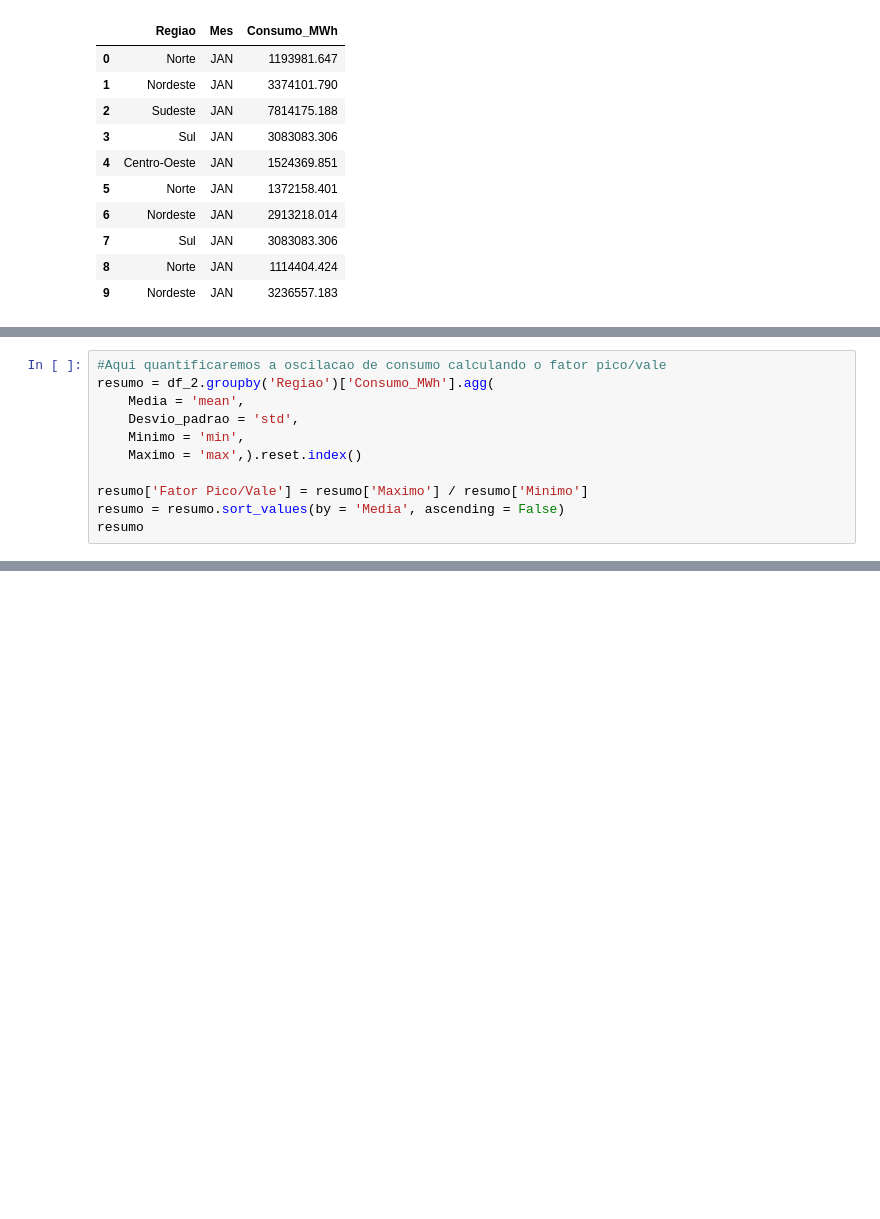
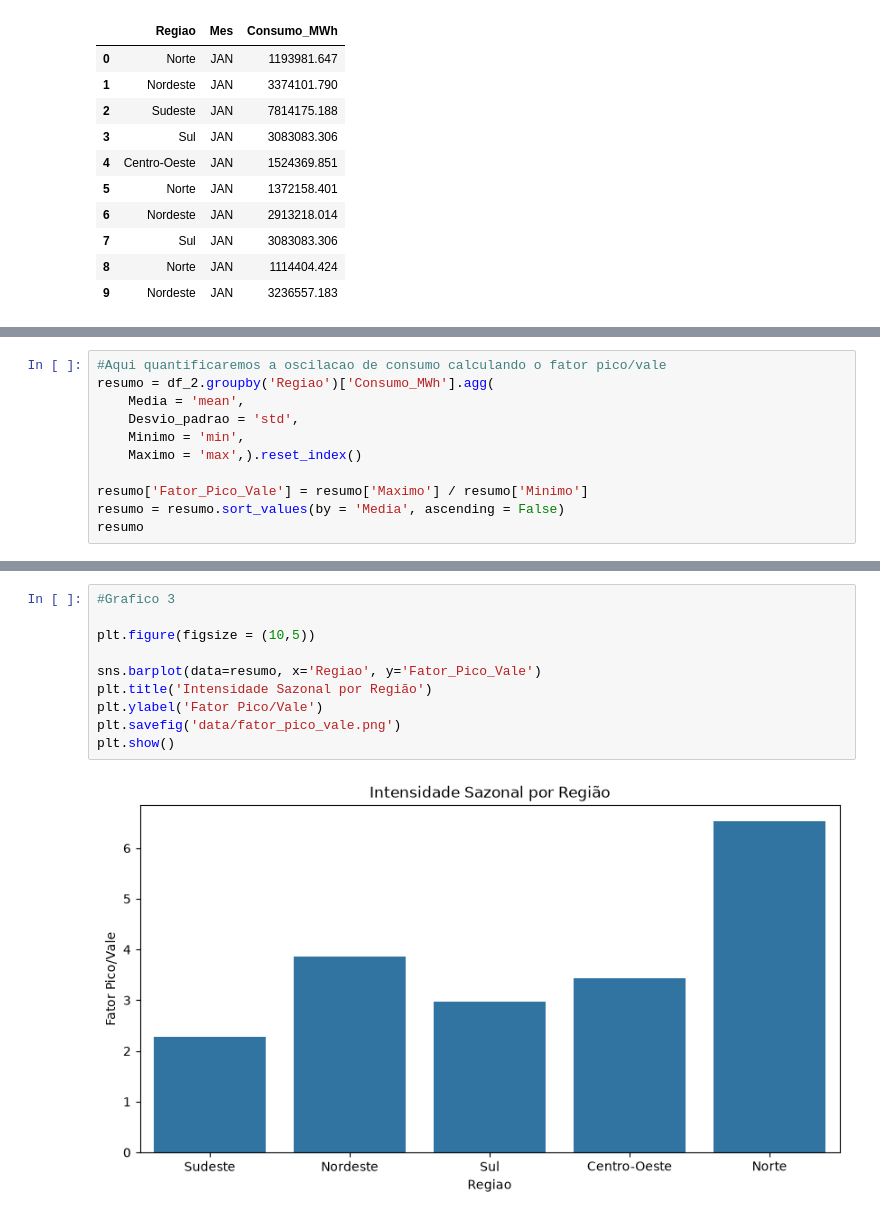
Before and after one commit to Avilo99/tp2-energia-epe, a Jupyter notebook: 1_analise_exploratoria.ipynb, the cells around one changed output, grey strips where cells are left out. Cells and saved outputs as stored; diff of their text form; blank space fills up the shorter version.

```diff
--- a/1_analise_exploratoria.ipynb
+++ b/1_analise_exploratoria.ipynb
@@ -99,8 +113,8 @@ resumo = df_2.groupby('Regiao')['Consumo_MWh'].agg(
     Media = 'mean',
     Desvio_padrao = 'std',
     Minimo = 'min',
-    Maximo = 'max',).reset.index()
+    Maximo = 'max',).reset_index()
 
-resumo['Fator Pico/Vale'] = resumo['Maximo'] / resumo['Minimo']
+resumo['Fator_Pico_Vale'] = resumo['Maximo'] / resumo['Minimo']
 resumo = resumo.sort_values(by = 'Media', ascending = False)
 resumo
@@ -106,0 +128,12 @@ resumo
+# %%
+#Grafico 3
+
+plt.figure(figsize = (10,5))
+
+sns.barplot(data=resumo, x='Regiao', y='Fator_Pico_Vale')
+plt.title('Intensidade Sazonal por Região')
+plt.ylabel('Fator Pico/Vale')
+plt.savefig('data/fator_pico_vale.png')
+plt.show()
+# %% [output]
+[figure, added]
```
Also changed, not shown: parts of 6 cells of this notebook, 1 other file.
